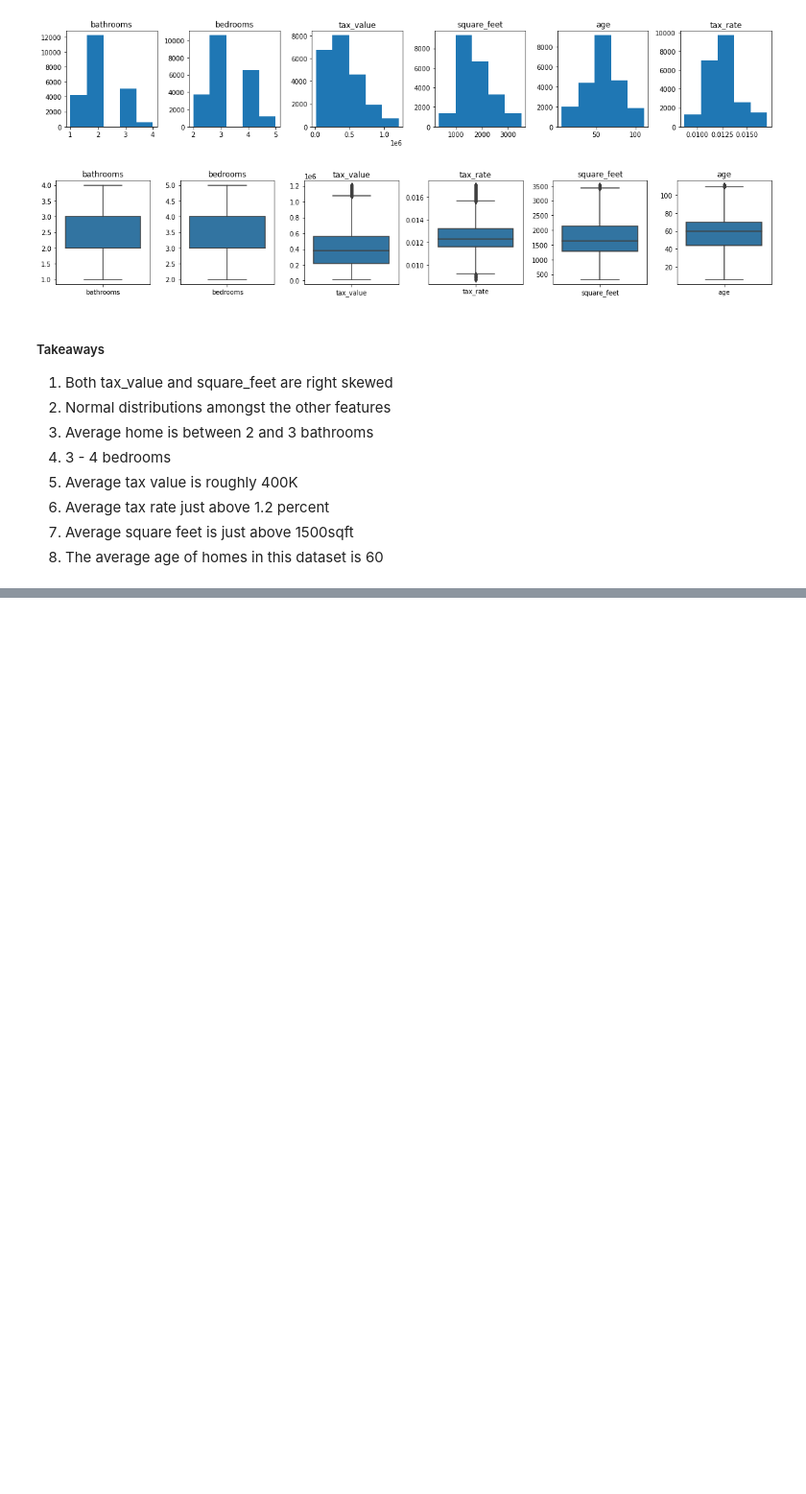
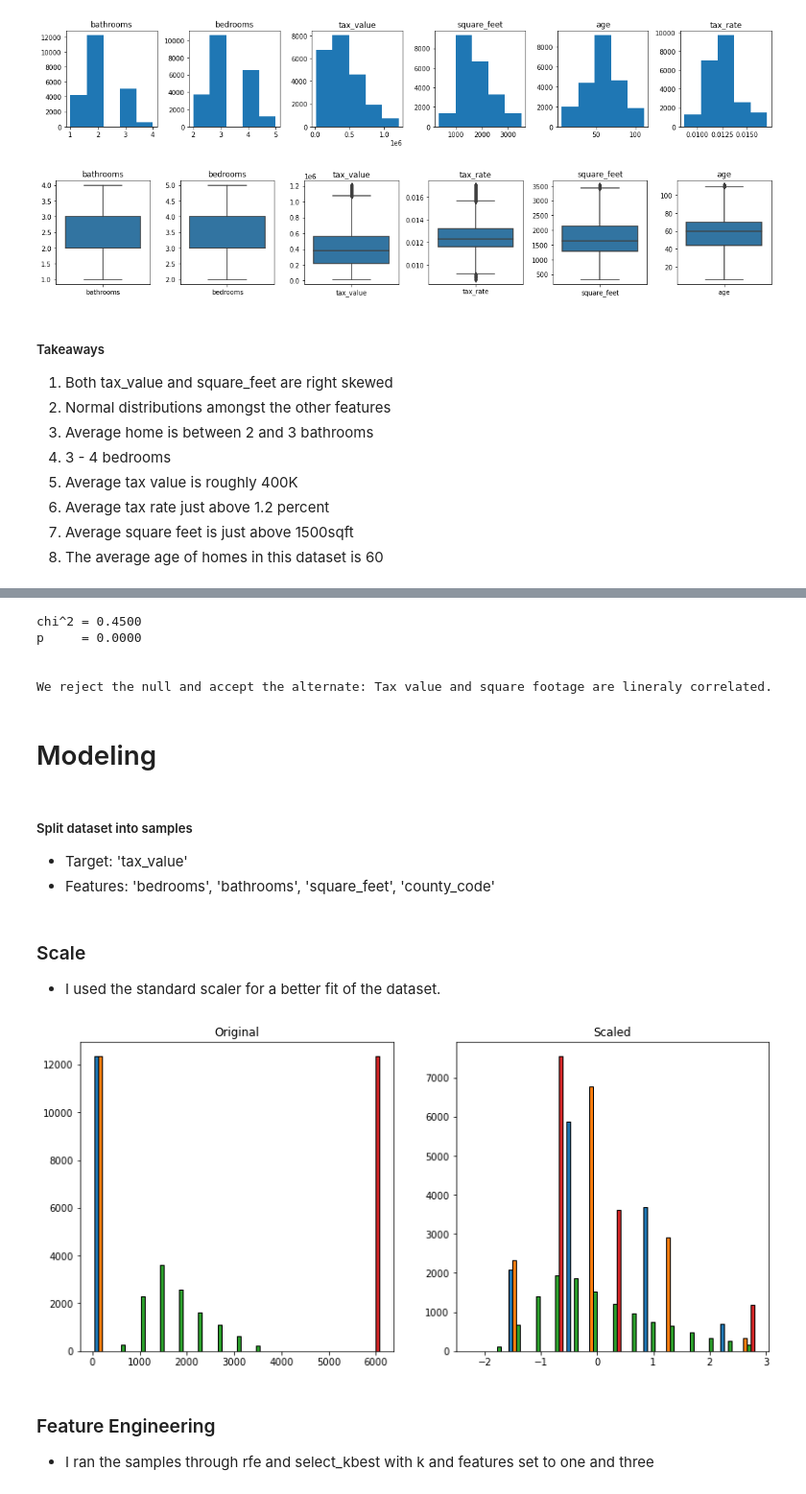
Before and after one commit to hrodjr/estimating_home_value_regression_project, a Jupyter notebook: regression_project.ipynb, the cells around one changed output, grey strips where cells are left out. Shown at 96% size. Drawn from its saved outputs; the diff is of its cells as text; code cells hidden in the pictures; blank space fills up the shorter version.

```diff
--- a/regression_project.ipynb
+++ b/regression_project.ipynb
@@ -111,0 +426,43 @@ get_box(df)
+# %%
+Null = 'Tax value and square footage are NOT lineraly correlated.'
+Alternate = 'Tax value and square footage are lineraly correlated.'
+
+corr, p = stats.pearsonr(train.tax_value, train.square_feet)
+
+print(f'chi^2 = {corr:.4f}')
+print(f'p     = {p:.4f}')
+
+print('\n')
+if p < alpha:
+    print(f'We reject the null and accept the alternate: {Alternate}')
+else:
+    print(f'We fail to reject the null and accept the null: {Null}')
+# %% [output]
+chi^2 = 0.4500
+p     = 0.0000
+
+
+We reject the null and accept the alternate: Tax value and square footage are lineraly correlated.
+# %% [markdown]
+# Modeling
+# %% [markdown]
+##### Split dataset into samples
+- Target: 'tax_value'
+- Features: 'bedrooms', 'bathrooms', 'square_feet', 'county_code'
+# %%
+X_train = train[['bedrooms', 'bathrooms', 'square_feet', 'county_code']]#features
+y_train = train.tax_value
+X_validate = validate[['bedrooms', 'bathrooms', 'square_feet', 'county_code']]#features
+y_validate = validate.tax_value
+X_test = test[['bedrooms', 'bathrooms', 'square_feet', 'county_code']]#features
+y_test = test.tax_value
+# %% [markdown]
+### Scale
+- I used the standard scaler for a better fit of the dataset.
+# %%
+scale_it(X_train, X_validate, X_test)
+# %% [output]
+[figure, added]
+# %% [markdown]
+### Feature Engineering
+- I ran the samples through rfe and select_kbest with k and features set to one and three
```
Also changed, not shown: parts of 65 cells of this notebook, 6 other files.
